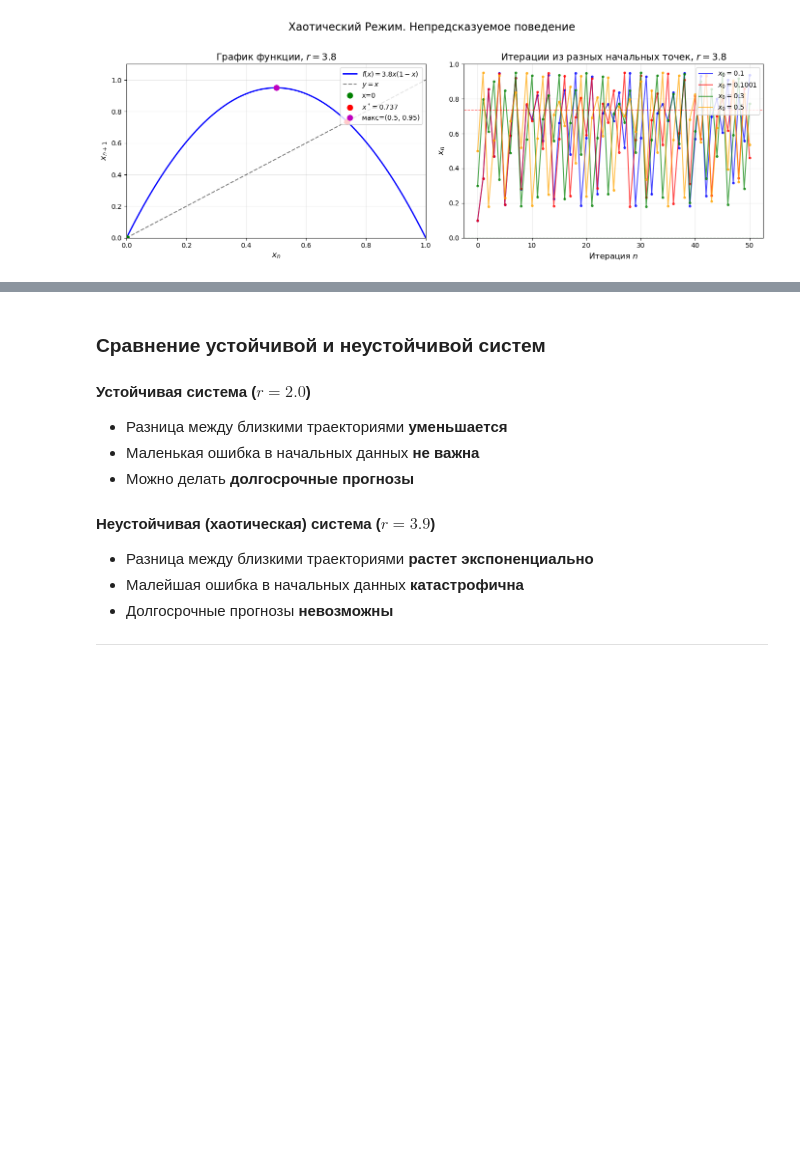
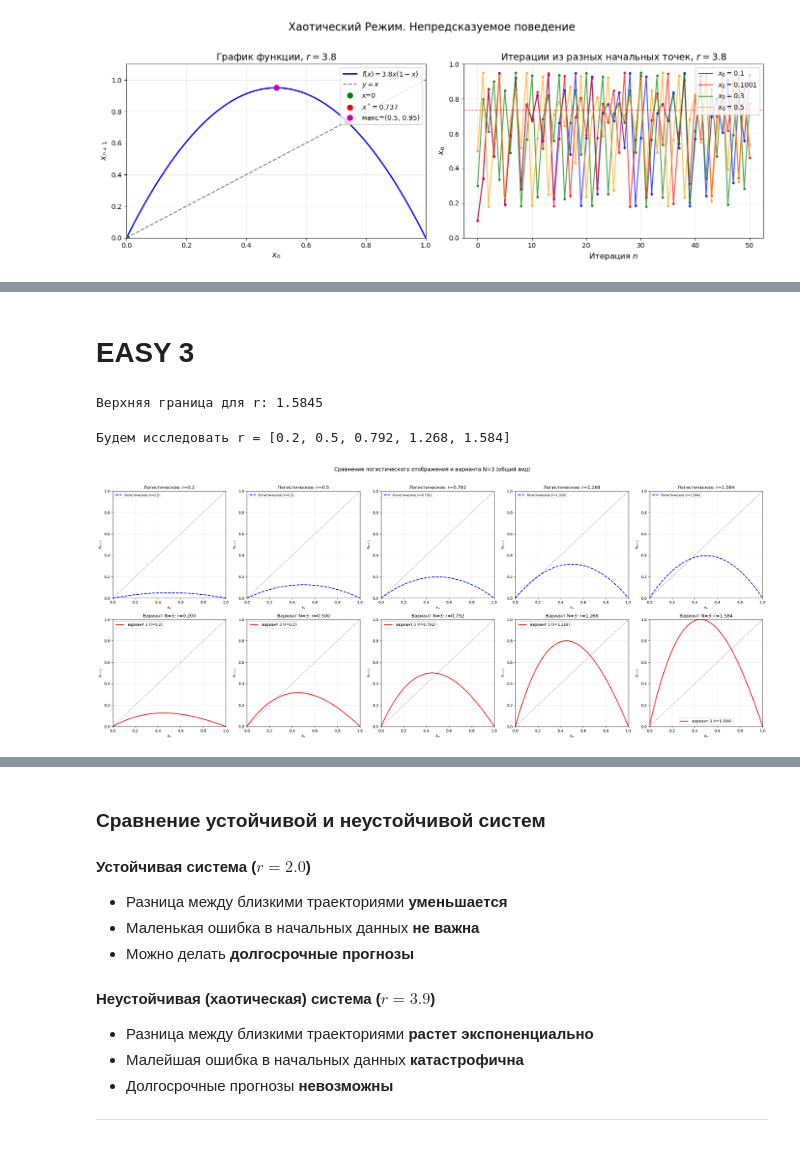
Before and after one commit to sonya996/lab1matan, a Jupyter notebook: lab1.ipynb, the cells around one changed output, grey strips where cells are left out. Cells and saved outputs as stored; diff of their text form; code cells hidden in the pictures; blank space fills up the shorter version.

Commit message:
feat: добавила решение easy 3

```diff
--- a/lab1.ipynb
+++ b/lab1.ipynb
@@ -225,3 +225,66 @@ plot_r_regime(r=3.8, x0_list=x0_list, n_iterations=50,
 
 
 **Физический смысл:** Параметр $r$ определяет "силу" нелинейности системы. При малых $r$ нелинейность слабая, система ведет себя предсказуемо. При увеличении $r$ нелинейность усиливается, что приводит к сложному поведению — бифуркациям и хаосу.
+# %% [markdown]
+# EASY 3
+# %%
+upper_bound = 27 / (2 * (7 * np.sqrt(7) - 10))
+print(f"Верхняя граница для r: {upper_bound:.4f}")
+# %% [output]
+Верхняя граница для r: 1.5845
+# %%
+def g(x, r):
+    """Функция для варианта N=3: g(x) = r*x*(1-x)*(3-x)"""
+    return r * x * (1 - x) * (3 - x)
+
+# Функция для построения графиков
+def plot_comparison(r_values, title_suffix=""):
+    x = np.linspace(0, 1, 500)
+
+    fig, axes = plt.subplots(2, len(r_values), figsize=(5*len(r_values), 10))
+    if len(r_values) == 1:
+        axes = axes.reshape(2, 1)
+
+    for i, r in enumerate(r_values):
+        #Логистическое отображение
+        ax1 = axes[0, i]
+        y_logistic_r = r * x * (1 - x)
+        ax1.plot(x, y_logistic_r, 'b--', linewidth=2, label=f'Логистическое (r={r})')
+        ax1.plot(x, x, 'k--', alpha=0.3)
+        ax1.set_xlim([0, 1])
+        ax1.set_ylim([0, 1])
+        ax1.set_xlabel('$x_n$')
+        ax1.set_ylabel('$x_{n+1}$')
+        ax1.set_title(f'Логистическое: r={r}')
+        ax1.grid(True, alpha=0.3)
+        ax1.legend(fontsize=8)
+
+
+        ax2 = axes[1, i]
+        y_variant = g(x, r)
+        ax2.plot(x, y_variant, 'r-', linewidth=2, label=f' вариант 3 (r={r})')
+        ax2.plot(x, x, 'k--', alpha=0.3)
+        ax2.set_xlim([0, 1])
+        ax2.set_ylim([0, 1])
+        ax2.set_xlabel('$x_n$')
+        ax2.set_ylabel('$x_{n+1}$')
+        ax2.set_title(f'Вариант N=3: r={r:.3f}')
+        ax2.grid(True, alpha=0.3)
+        ax2.legend()
+
+    plt.suptitle(f'Сравнение логистического отображения и варианта N=3 {title_suffix}',
+                 fontsize=14, y=1.02)
+    plt.tight_layout()
+    plt.show()
+
+
+r_min = 0
+r_max = upper_bound  # ≈1.5848
+r_values = [r_min + 0.2, r_min + 0.5, r_max/2, r_max*0.8, r_max]
+r_values = [round(r, 3) for r in r_values]
+print(f"Будем исследовать r = {r_values}")
+
+plot_comparison(r_values, "(общий вид)")
+# %% [output]
+Будем исследовать r = [0.2, 0.5, 0.792, 1.268, 1.584]
+[figure, added]
```
Also changed, not shown: parts of 9 cells of this notebook.
